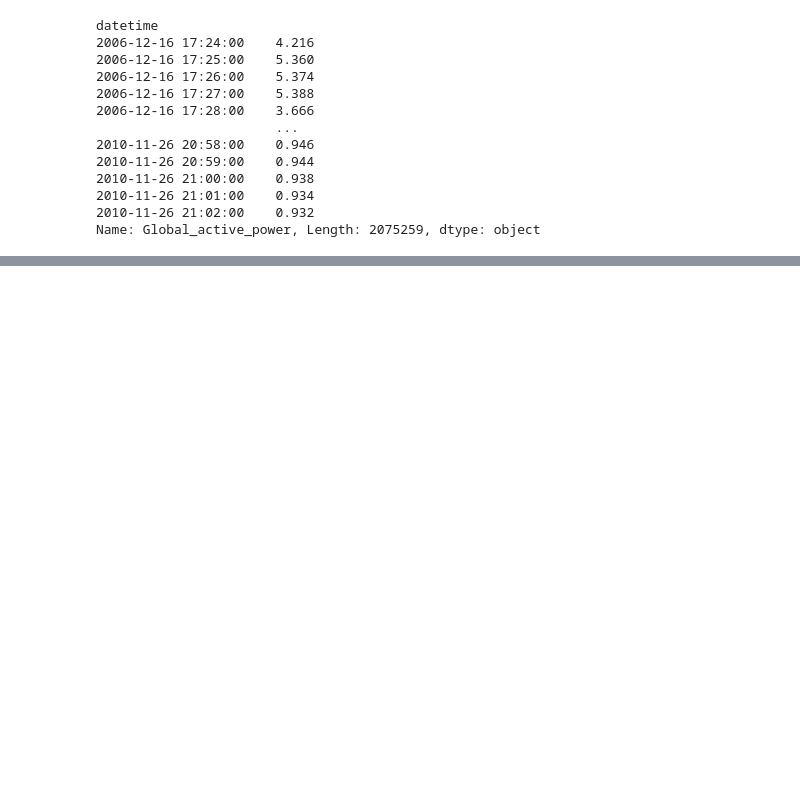
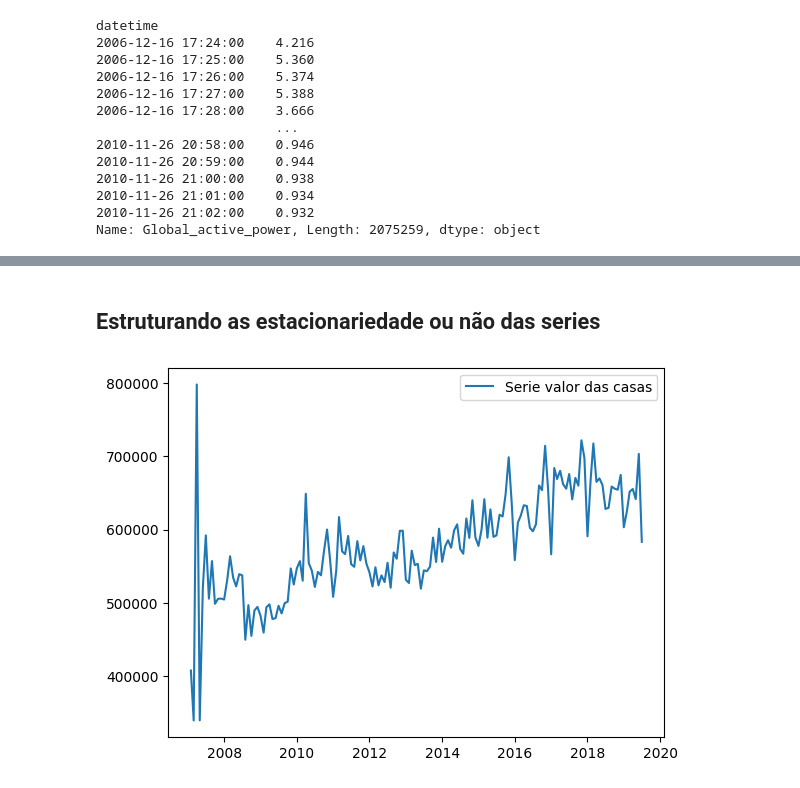
Before and after one commit to Gueguelas/series-temporais, a Jupyter notebook: notebook.ipynb, the cells around one changed output, grey strips where cells are left out. Saved outputs shown, nothing was run; the diff lists cells and outputs as text; code cells hidden in the pictures; blank space fills up the shorter version.

Commit message:
feat: avaliando estacionariedade e treinando a estacionaria

```diff
--- a/notebook.ipynb
+++ b/notebook.ipynb
@@ -170 +177,12 @@ datesold
 Freq: MS, Name: price, Length: 150, dtype: float64
+# %% [markdown]
+## Estruturando as estacionariedade ou não das series
+# %%
+import matplotlib.pyplot as plt
+
+fig, ax = plt.subplots()
+ax.plot(serie_property_sales, label='Serie valor das casas')
+ax.legend()
+plt.show()
+# %% [output]
+[figure, added]
```
Also changed, not shown: parts of 25 cells of this notebook.
